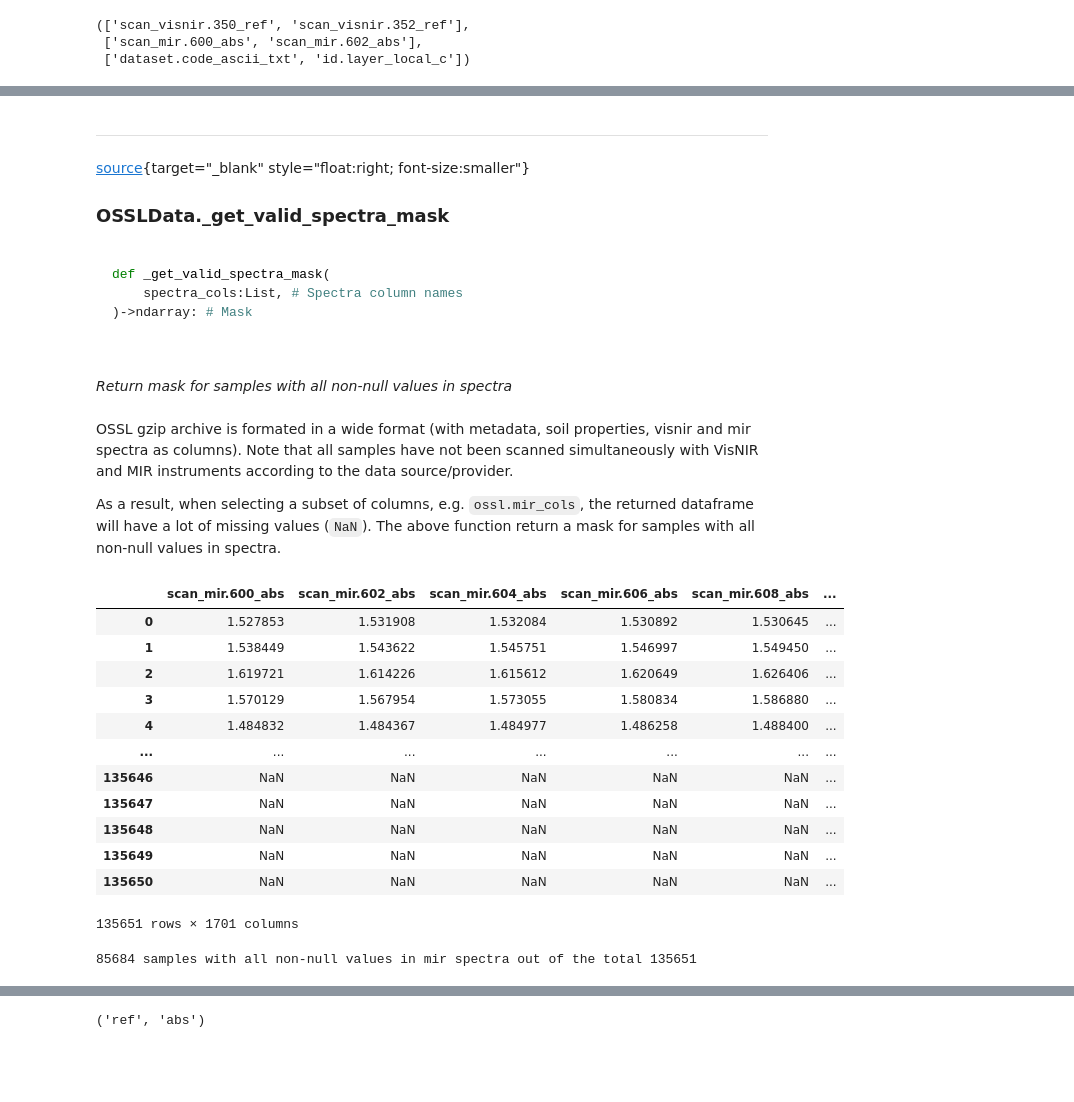
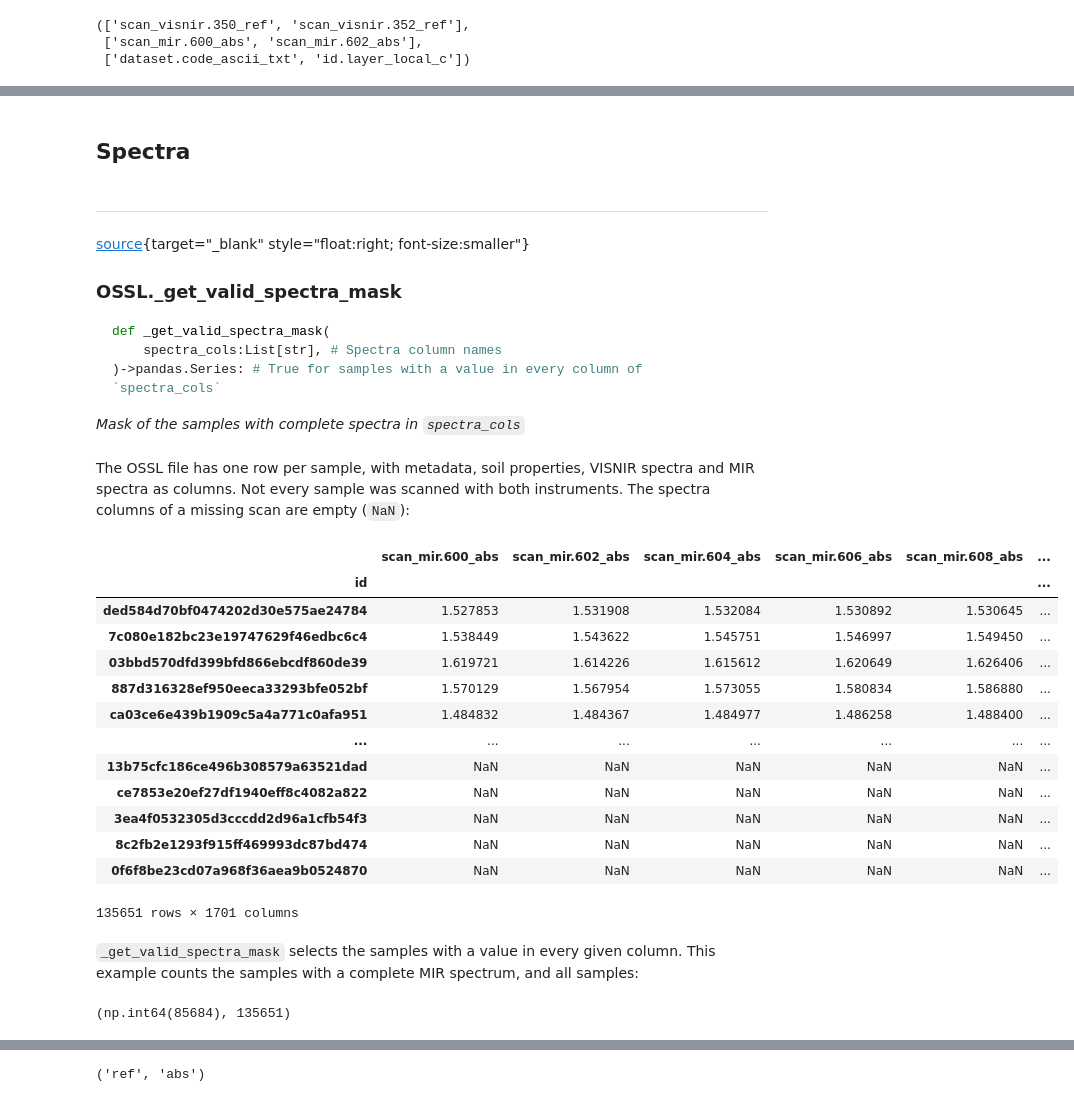
Before and after one commit to franckalbinet/soilspecdata, a Jupyter notebook: nbs/01_datasets.ossl.ipynb, the cells around one changed output, grey strips where cells are left out. Cells and saved outputs as stored; diff of their text form; code cells hidden in the pictures; blank space fills up the shorter version.

Commit message:
Rework the OSSL API and fix sample ID alignment
Fixes #1, fixes #2, fixes #3, fixes #4, fixes #5, fixes #6, fixes #7, fixes #8, fixes #9

````diff
--- a/nbs/01_datasets.ossl.ipynb
+++ b/nbs/01_datasets.ossl.ipynb
@@ -134,14 +95,16 @@ The default gzipped file is downloaded from the following URL: [https://storage.
 # %%
 #| export
-def get_ossl(
-      url='https://storage.googleapis.com/soilspec4gg-public/ossl_all_L0_v1.2.csv.gz', # OSSL data gzipped file URL
-      force_download=False # if True, force download
-      ):
-      "Load OSSL data from cache or download it"
-      cache_path = get_cache_path()/'ossl_v1.2.csv.gz'
-      if not cache_path.exists() or force_download:
-          cache_path.parent.mkdir(exist_ok=True)
-          urlretrieve(url, cache_path)
-      df = pd.read_csv(cache_path, compression='gzip', low_memory=False)
-      return OSSLData(df)
+def load_ossl(
+    level='L0', # OSSL data level: 'L0' (original lab methods) or 'L1' (lab methods converted to a target method)
+    url=None, # OSSL gzipped CSV URL; if None, the whole-database file for `level`
+    force_download=False # if True, download even if the file is cached
+) -> OSSL:
+    "Load OSSL data from the cache, downloading it first if needed"
+    assert level in ('L0', 'L1'), f"level must be 'L0' or 'L1', not {level!r}"
+    url = url or f'https://storage.googleapis.com/soilspec4gg-public/ossl_all_{level}_v1.2.csv.gz'
+    cache_path = get_cache_path()/Path(urlparse(url).path).name
+    if not cache_path.exists() or force_download:
+        cache_path.parent.mkdir(exist_ok=True)
+        urlretrieve(url, cache_path)
+    return OSSL(pd.read_csv(cache_path, compression='gzip', low_memory=False))
 # %% [markdown]
@@ -149,3 +112,3 @@ How to use it:
 # %%
 #| eval: false
-ossl = get_ossl(force_download=False)
+ossl = load_ossl()
@@ -180,3 +193,5 @@ ossl.properties_cols
+# %% [markdown]
+## Spectra
 # %%
 #| export
 @patch
@@ -187,50 +203,48 @@ def _get_valid_spectra_mask(self:OSSLData,
     return self.df[spectra_cols].notna().all(axis=1)
 # %%
-show_doc(OSSLData._get_valid_spectra_mask)
+show_doc(OSSL._get_valid_spectra_mask)
 # %% [output]
 ---
 
-[source](https://github.com/franckalbinet/soilspecdata/blob/main/soilspecdata/datasets/ossl.py#L106){target="_blank" style="float:right; font-size:smaller"}
+[source](https://github.com/franckalbinet/soilspecdata/blob/main/soilspecdata/datasets/ossl.py#L72){target="_blank" style="float:right; font-size:smaller"}
 
-### OSSLData._get_valid_spectra_mask
+### OSSL._get_valid_spectra_mask
 
 ```python
-
 def _get_valid_spectra_mask(
-    spectra_cols:List, # Spectra column names
-)->ndarray: # Mask
-
-
+    spectra_cols:List[str], # Spectra column names
+)->pandas.Series: # True for samples with a value in every column of `spectra_cols`
 ```
 
-*Return mask for samples with all non-null values in spectra*
+*Mask of the samples with complete spectra in `spectra_cols`*
 # %% [markdown]
-OSSL gzip archive is formated in a wide format (with metadata, soil properties, visnir and mir spectra as columns). Note that all samples have not been scanned simultaneously with VisNIR and MIR instruments according to the data source/provider.
-
-As a result, when selecting a subset of columns, e.g. `ossl.mir_cols`, the returned dataframe will have a lot of missing values (`NaN`). The above function return a mask for samples with all non-null values in spectra.
+The OSSL file has one row per sample, with metadata, soil properties, VISNIR spectra and MIR spectra as columns. Not every sample was scanned with both instruments. The spectra columns of a missing scan are empty (`NaN`):
 # %%
 #| eval: false
-ossl.df[ossl.mir_cols]
+ossl[ossl.mir_cols]
 # %% [output]
 |  | scan_mir.600_abs | scan_mir.602_abs | scan_mir.604_abs | scan_mir.606_abs | scan_mir.608_abs | ... |
-| 0 | 1.527853 | 1.531908 | 1.532084 | 1.530892 | 1.530645 | ... |
-| 1 | 1.538449 | 1.543622 | 1.545751 | 1.546997 | 1.549450 | ... |
-| 2 | 1.619721 | 1.614226 | 1.615612 | 1.620649 | 1.626406 | ... |
-| 3 | 1.570129 | 1.567954 | 1.573055 | 1.580834 | 1.586880 | ... |
-| 4 | 1.484832 | 1.484367 | 1.484977 | 1.486258 | 1.488400 | ... |
+| id |  |  |  |  |  | ... |
+| ded584d70bf0474202d30e575ae24784 | 1.527853 | 1.531908 | 1.532084 | 1.530892 | 1.530645 | ... |
+| 7c080e182bc23e19747629f46edbc6c4 | 1.538449 | 1.543622 | 1.545751 | 1.546997 | 1.549450 | ... |
+| 03bbd570dfd399bfd866ebcdf860de39 | 1.619721 | 1.614226 | 1.615612 | 1.620649 | 1.626406 | ... |
+| 887d316328ef950eeca33293bfe052bf | 1.570129 | 1.567954 | 1.573055 | 1.580834 | 1.586880 | ... |
+| ca03ce6e439b1909c5a4a771c0afa951 | 1.484832 | 1.484367 | 1.484977 | 1.486258 | 1.488400 | ... |
 | ... | ... | ... | ... | ... | ... | ... |
-| 135646 | NaN | NaN | NaN | NaN | NaN | ... |
-| 135647 | NaN | NaN | NaN | NaN | NaN | ... |
-| 135648 | NaN | NaN | NaN | NaN | NaN | ... |
-| 135649 | NaN | NaN | NaN | NaN | NaN | ... |
-| 135650 | NaN | NaN | NaN | NaN | NaN | ... |
+| 13b75cfc186ce496b308579a63521dad | NaN | NaN | NaN | NaN | NaN | ... |
+| ce7853e20ef27df1940eff8c4082a822 | NaN | NaN | NaN | NaN | NaN | ... |
+| 3ea4f0532305d3cccdd2d96a1cfb54f3 | NaN | NaN | NaN | NaN | NaN | ... |
+| 8c2fb2e1293f915ff469993dc87bd474 | NaN | NaN | NaN | NaN | NaN | ... |
+| 0f6f8be23cd07a968f36aea9b0524870 | NaN | NaN | NaN | NaN | NaN | ... |
 135651 rows × 1701 columns
+# %% [markdown]
+`_get_valid_spectra_mask` selects the samples with a value in every given column. This example counts the samples with a complete MIR spectrum, and all samples:
 # %%
 #| eval: false
-mask = ossl.df[ossl.mir_cols].notna().all(axis=1)
-print(mask.sum(), 'samples with all non-null values in mir spectra out of the total', len(mask))
+mask = ossl._get_valid_spectra_mask(ossl.mir_cols)
+mask.sum(), len(mask)
 # %% [output]
-85684 samples with all non-null values in mir spectra out of the total 135651
+(np.int64(85684), 135651)
 # %%
 #| export
 @patch
````
Also changed, not shown: parts of 69 cells of this notebook, 21 other files.
